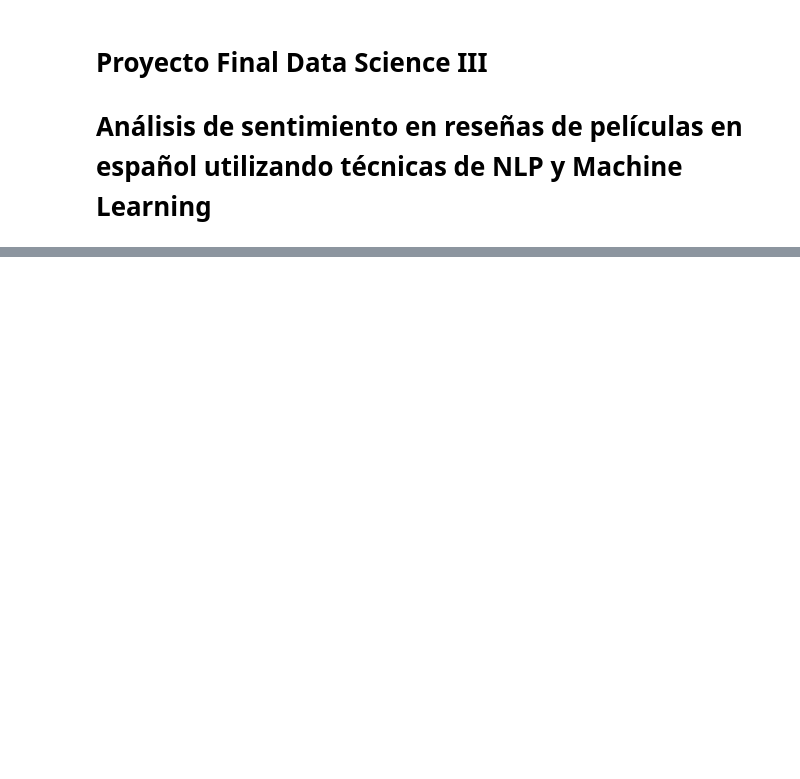
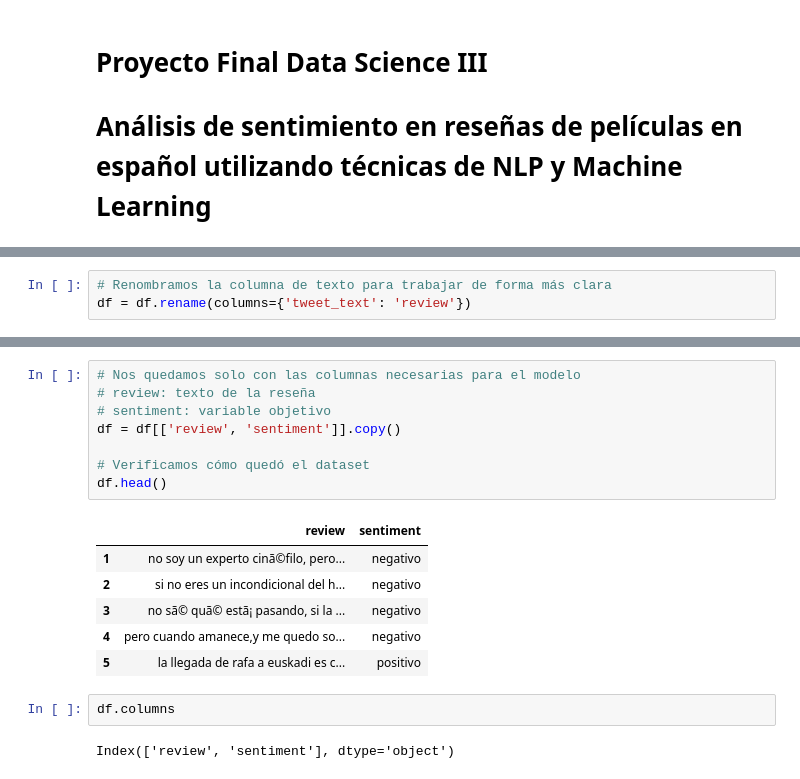
Before and after one commit to soledad-villarrubia/Data_Sciense_3, a Jupyter notebook: Proyecto_Final_Ciencia_de_Datos_IIi.ipynb, the cells around one changed output, grey strips where cells are left out. Cells and saved outputs as stored; diff of their text form; blank space fills up the shorter version.

```diff
--- a/Proyecto_Final_Ciencia_de_Datos_IIi.ipynb
+++ b/Proyecto_Final_Ciencia_de_Datos_IIi.ipynb
@@ -117,0 +236,3 @@ Librerías cargadas correctamente.
+# %%
+# Renombramos la columna de texto para trabajar de forma más clara
+df = df.rename(columns={'tweet_text': 'review'})
@@ -117,0 +245,19 @@ Librerías cargadas correctamente.
+# %%
+# Nos quedamos solo con las columnas necesarias para el modelo
+# review: texto de la reseña
+# sentiment: variable objetivo
+df = df[['review', 'sentiment']].copy()
+
+# Verificamos cómo quedó el dataset
+df.head()
+# %% [output]
+|  | review | sentiment |
+| 1 | no soy un experto cinã©filo, pero... | negativo |
+| 2 | si no eres un incondicional del h... | negativo |
+| 3 | no sã© quã© estã¡ pasando, si la ... | negativo |
+| 4 | pero cuando amanece,y me quedo so... | negativo |
+| 5 | la llegada de rafa a euskadi es c... | positivo |
+# %%
+df.columns
+# %% [output]
+Index(['review', 'sentiment'], dtype='object')
```
Also changed, not shown: parts of 56 cells of this notebook.
